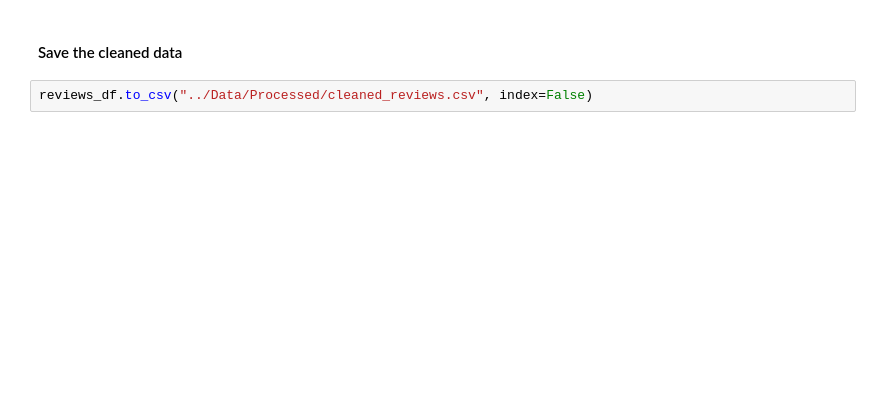
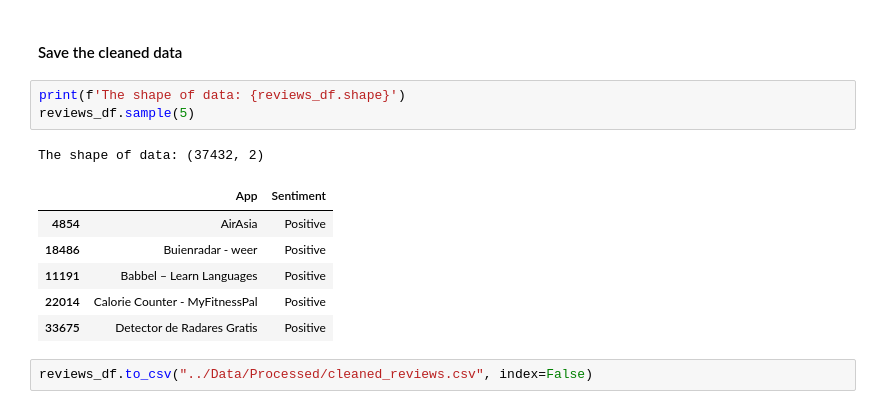
Before and after one commit to Luc-h0/Lap_trinh_cho_khoa_hoc_du_lieu, a Jupyter notebook: Notebook/1.0-Preprocess.ipynb, the cells around one changed output. Cells and saved outputs as stored; diff of their text form; blank space fills up the shorter version.

```diff
--- a/Notebook/1.0-Preprocess.ipynb
+++ b/Notebook/1.0-Preprocess.ipynb
@@ -456,4 +456,15 @@ ax.bar_label(ax.containers[0], label_type='edge')
 # %% [markdown]
 #### Save the cleaned data
+# %%
+print(f'The shape of data: {reviews_df.shape}')
+reviews_df.sample(5)
+# %% [output]
+The shape of data: (37432, 2)
+|  | App | Sentiment |
+| 4854 | AirAsia | Positive |
+| 18486 | Buienradar - weer | Positive |
+| 11191 | Babbel – Learn Languages | Positive |
+| 22014 | Calorie Counter - MyFitnessPal | Positive |
+| 33675 | Detector de Radares Gratis | Positive |
 # %%
 reviews_df.to_csv("../Data/Processed/cleaned_reviews.csv", index=False)
```
Also changed, not shown: parts of 14 cells of this notebook.
